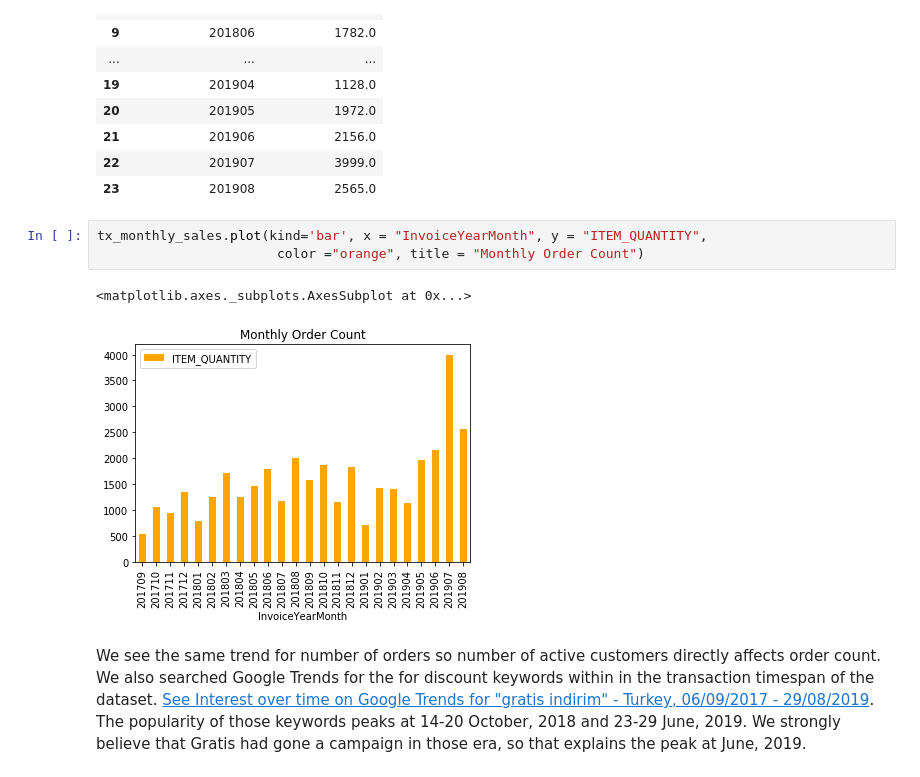
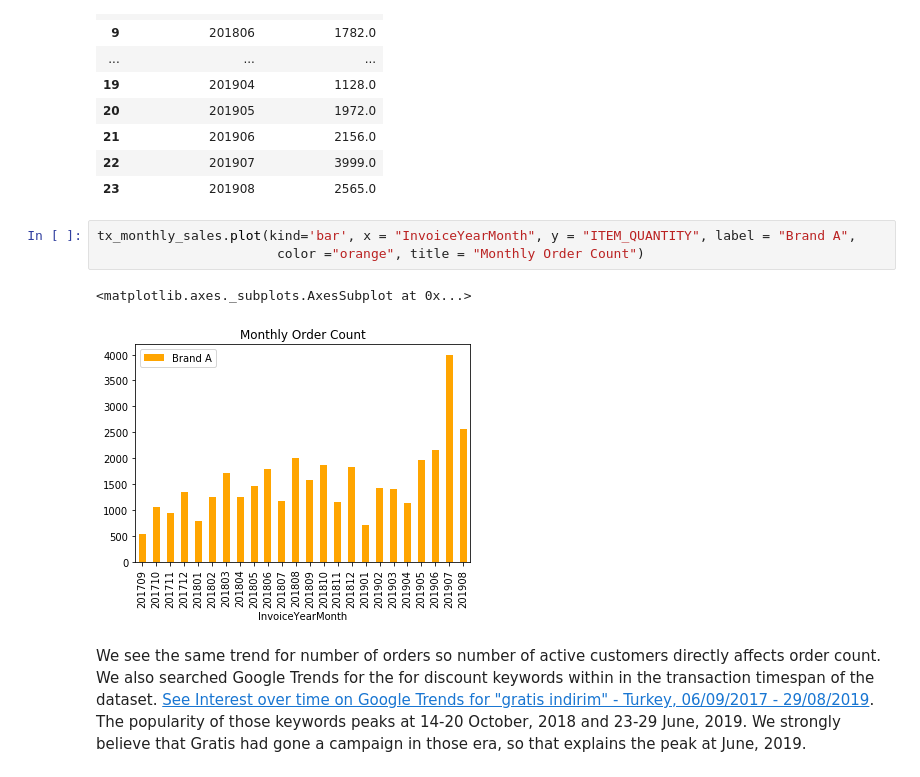
Before and after one commit to Bengisunz/CRM-Analytics, a Jupyter notebook: Gratis_DC.ipynb, the cells around one changed output. Saved outputs shown, nothing was run; the diff lists cells and outputs as text.

```diff
--- a/Gratis_DC.ipynb
+++ b/Gratis_DC.ipynb
@@ -549,11 +577,11 @@ tx_monthly_sales
 | 22 | 201907 | 3999.0 |
 | 23 | 201908 | 2565.0 |
 # %%
-tx_monthly_sales.plot(kind='bar', x = "InvoiceYearMonth", y = "ITEM_QUANTITY",
+tx_monthly_sales.plot(kind='bar', x = "InvoiceYearMonth", y = "ITEM_QUANTITY", label = "Brand A",
                        color ="orange", title = "Monthly Order Count")
 # %% [output]
 <matplotlib.axes._subplots.AxesSubplot at 0x...>
-[figure, old version]
+[figure, new version]
 # %% [markdown]
 We see the same trend for number of orders so number of active customers directly affects order count.
 We also searched Google Trends for the for discount keywords within in the transaction timespan of the dataset.
```
Also changed, not shown: parts of 17 cells of this notebook.
